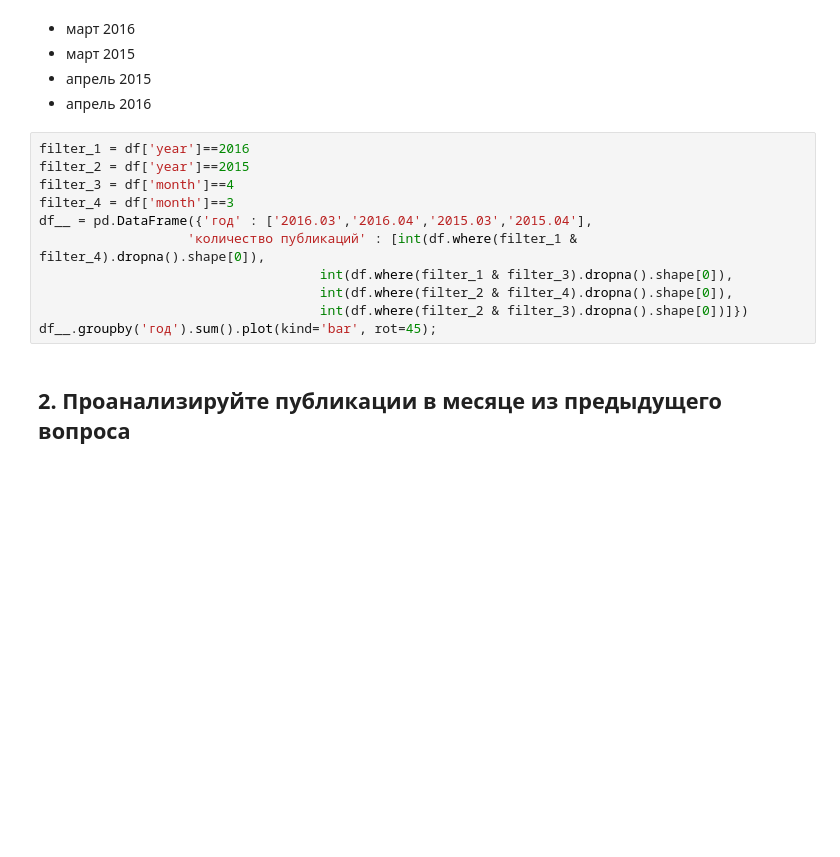
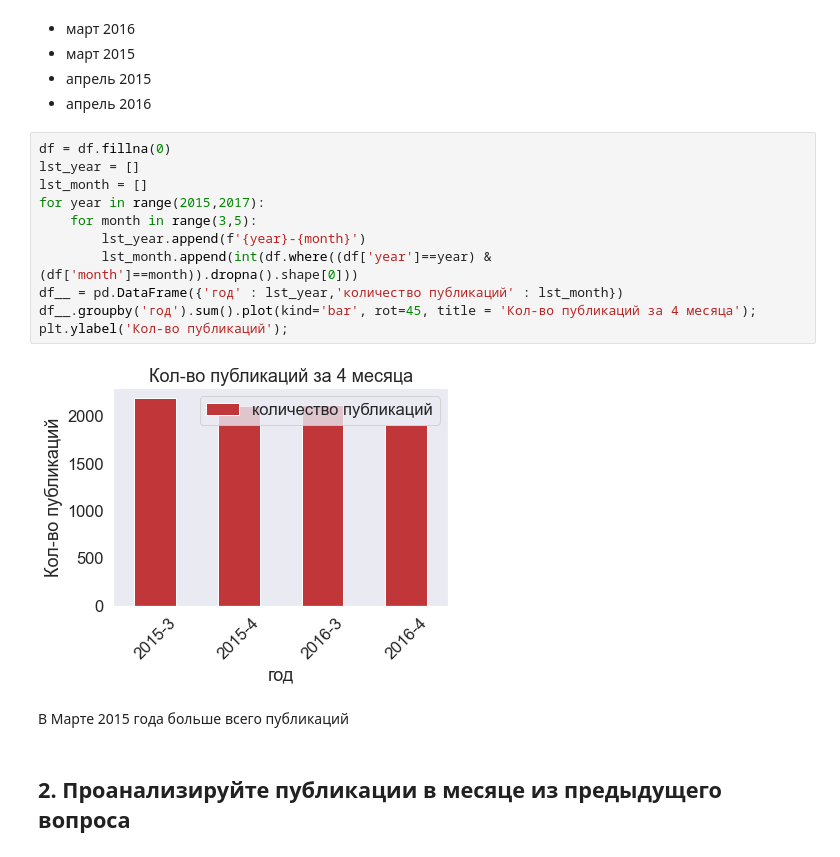
Before and after one commit to Kirik00714/nordic_data_science, a Jupyter notebook: Lesson13/Homework/HomeWork.ipynb, the cells around one changed output. Drawn from its saved outputs; the diff is of its cells as text; blank space fills up the shorter version.

```diff
--- a/Lesson13/Homework/HomeWork.ipynb
+++ b/Lesson13/Homework/HomeWork.ipynb
@@ -54,17 +113,21 @@ df['hour'] = [d.hour for d in df.published]
 * март 2015
 * апрель 2015
 * апрель 2016
-# %%
-filter_1 = df['year']==2016
-filter_2 = df['year']==2015
-filter_3 = df['month']==4
-filter_4 = df['month']==3
-df__ = pd.DataFrame({'год' : ['2016.03','2016.04','2015.03','2015.04'],
-                   'количество публикаций' : [int(df.where(filter_1 & filter_4).dropna().shape[0]),
-                                    int(df.where(filter_1 & filter_3).dropna().shape[0]),
-                                    int(df.where(filter_2 & filter_4).dropna().shape[0]),
-                                    int(df.where(filter_2 & filter_3).dropna().shape[0])]})
-df__.groupby('год').sum().plot(kind='bar', rot=45);
+# %%
+df = df.fillna(0)
+lst_year = []
+lst_month = []
+for year in range(2015,2017):
+    for month in range(3,5):
+        lst_year.append(f'{year}-{month}')
+        lst_month.append(int(df.where((df['year']==year) & (df['month']==month)).dropna().shape[0]))
+df__ = pd.DataFrame({'год' : lst_year,'количество публикаций' : lst_month})
+df__.groupby('год').sum().plot(kind='bar', rot=45, title = 'Кол-во публикаций за 4 месяца');
+plt.ylabel('Кол-во публикаций');
+# %% [output]
+[figure, added]
+# %% [markdown]
+В Марте 2015 года больше всего публикаций
 # %% [markdown]
 ## 2. Проанализируйте публикации в месяце из предыдущего вопроса
 # %% [markdown]
```
Also changed, not shown: parts of 33 cells of this notebook, 1 other file.
